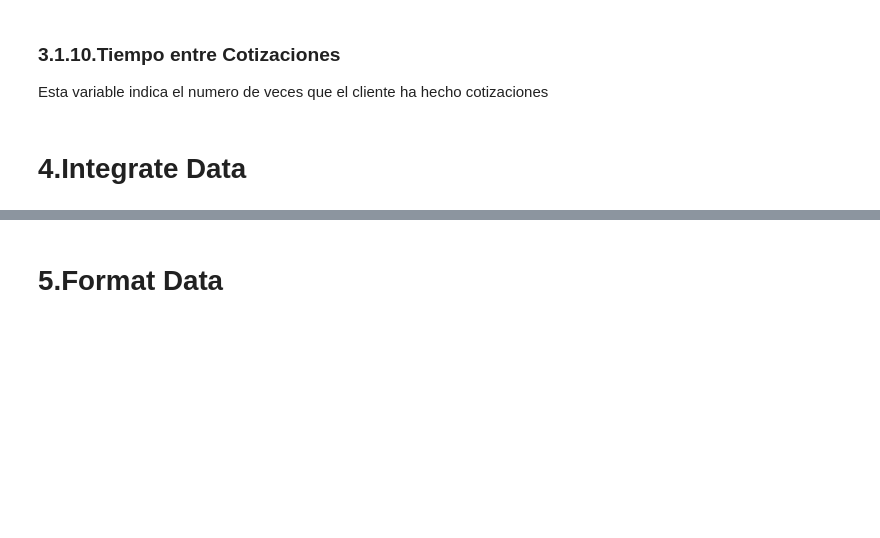
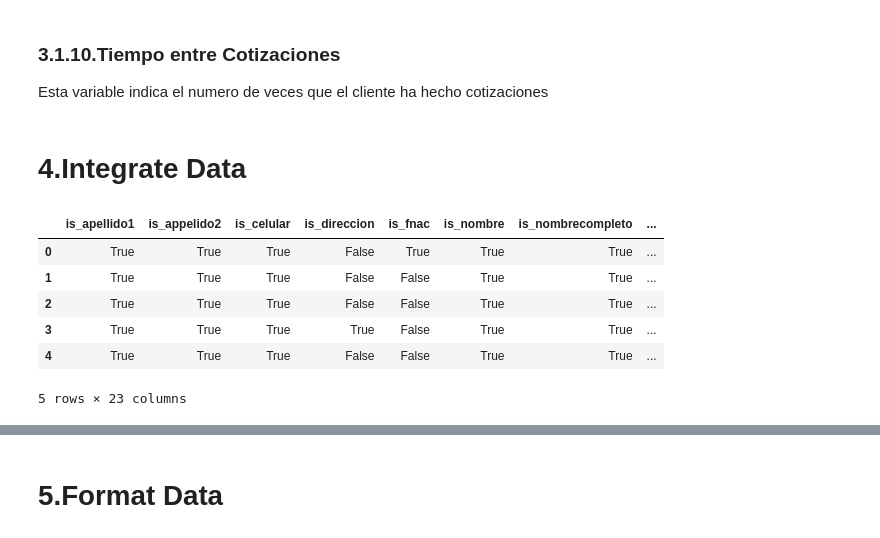
Before and after one commit to jcardenaslie/mem_aitue, a Jupyter notebook: Main Project/Data Preparation.ipynb, the cells around one changed output, grey strips where cells are left out. Cells and saved outputs as stored; diff of their text form; code cells hidden in the pictures; blank space fills up the shorter version.

```diff
--- a/Main Project/Data Preparation.ipynb
+++ b/Main Project/Data Preparation.ipynb
@@ -541,10 +570,13 @@ Esta variable indica el numero de veces que el cliente ha hecho cotizaciones
 cot_mod['is_nombre'] = ~cot_all['Nombre'].isnull()
 cot_mod['is_apellido1'] = ~cot_all['Apellido 1'].isnull()
 cot_mod['is_apellido2'] = ~cot_all['Apellido 2'].isnull()
-cot_mod['is_nombre_completo'] = ~cot_all['Nombre Completo'].isnull()
+cot_mod['is_nombrecompleto'] = ~cot_all['Nombre Completo'].isnull()
 cot_mod['is_correo'] = ~cot_all['Correo Electronico'].isnull()
+cot_mod['is_direccion'] = ~cot_all['Direccion'].isnull()
 cot_mod['is_telefono'] = ~cot_all['Telefono'].isnull()
 cot_mod['is_actividad'] = ~cot_all['Actividad'].isnull()
 cot_mod['is_estado_civil'] = ~cot_all['Estado Civil'].isnull()
+cot_mod['is_fnac'] = ~cot_all['Fecha Nacimiento'].isnull()
+cot_mod['is_celular'] = ~cot_all['Celular'].isnull()
 
 cot_mod = cot_mod.drop(['Telefono','Correo Electronico','Telefono','Nombre','Apellido 1','Apellido 2','Nombre Completo'], axis=1)
@@ -590,24 +692,48 @@ rut_reg = []
 rut_prov = []
 rut_com = []
 
+
+is_nombre = []
+is_apellido1 = []
+is_appelido2 = []
+is_nombrecompleto = []
+is_direccion = []
+is_telefono = []
+is_celular = []
+is_fnac = []
+
+max_rango_edad = []
+
 nro_proyectos = []
 
 negocio = []
 
 cot_ruts = pd.DataFrame()
 
-for group, frame in  cot_mod.groupby('RUT'):
+for group, frame in  cot_mod.groupby('Format Rut'):
 
     #Check , debe ir a data exploration
 #     print(frame['Sexo'].unique())
     if len(frame['Proyecto'].unique()) > 1:
-        print('nombre ',group, frame['Proyecto'].unique(), frame['Negocio'].unique(),frame['Jefe Comercial'].unique())
+        pass
+#         print('nombre ',group, frame['Proyecto'].unique(), frame['Negocio'].unique(),frame['Jefe Comercial'].unique())
+#         print('nombre ',group, frame['is_direccion'].unique())
 #     if len(frame['is_correo'].unique()) > 1:
 #         print('correo ',group)
 #         print(group)
 #     if len(frame['Ejecutivo Comercial'].unique()) > 1:
 #         print('JC ',group)
 #         print(group)
+    is_nombre.append(frame['is_nombre'].tolist()[0])
+    is_apellido1.append(frame['is_apellido1'].tolist()[0])
+    is_appelido2.append(frame['is_apellido2'].tolist()[0])
+    is_nombrecompleto.append(frame['is_nombrecompleto'].tolist()[0])
+    is_direccion.append(frame['is_direccion'].tolist()[0])
+    is_telefono.append(frame['is_telefono'].tolist()[0])
+    is_celular.append(frame['is_celular'].tolist()[0])
+    is_fnac.append(frame['is_fnac'].tolist()[0])
+
+    max_rango_edad.append(frame['Edad Max'].tolist()[0])
 
     nro_proyectos.append(len(frame['Proyecto'].unique()))
     negocio.append(frame['Negocio'].tolist()[0])
@@ -636,12 +762,24 @@ Esta variable indica el numero de veces que el cliente ha hecho cotizaciones
 # 4.Integrate Data
 # %%
 list_cols = [ruts,rut_reg,rut_prov,rut_com,nro_proyectos,nro_cot_bod, nro_cot_depto, nro_cot_esta, nro_cot_estu, mean_cot_bod,
-             mean_cot_depto,mean_cot_esta,mean_cot_estu, negocio]
+             mean_cot_depto,mean_cot_esta,mean_cot_estu, negocio,is_nombre,
+             is_apellido1,is_appelido2,is_nombrecompleto,is_direccion,is_telefono,
+             is_celular,is_fnac,max_rango_edad]
 list_labels = ['rut','loc_region','loc_provincia','loc_comuna','nro_proyectos','nro_cot_bod', 'nro_cot_depto', 'nro_cot_esta', 'nro_cot_estu', 'mean_cot_bod',
-             'mean_cot_depto','mean_cot_esta','mean_cot_estu','negocio']
+             'mean_cot_depto','mean_cot_esta','mean_cot_estu','negocio',
+            'is_nombre','is_apellido1','is_appelido2','is_nombrecompleto','is_direccion','is_telefono',
+             'is_celular','is_fnac','max_rango_edad']
 
 zipped = list(zip(list_labels,list_cols))
 data = dict(zipped)
 personas = pd.DataFrame(data)
 
-personas
+personas.head()
+# %% [output]
+|  | is_apellido1 | is_appelido2 | is_celular | is_direccion | is_fnac | is_nombre | is_nombrecompleto | ... |
+| 0 | True | True | True | False | True | True | True | ... |
+| 1 | True | True | True | False | False | True | True | ... |
+| 2 | True | True | True | False | False | True | True | ... |
+| 3 | True | True | True | True | False | True | True | ... |
+| 4 | True | True | True | False | False | True | True | ... |
+5 rows × 23 columns
```
Also changed, not shown: parts of 39 cells of this notebook, 36 other files.
